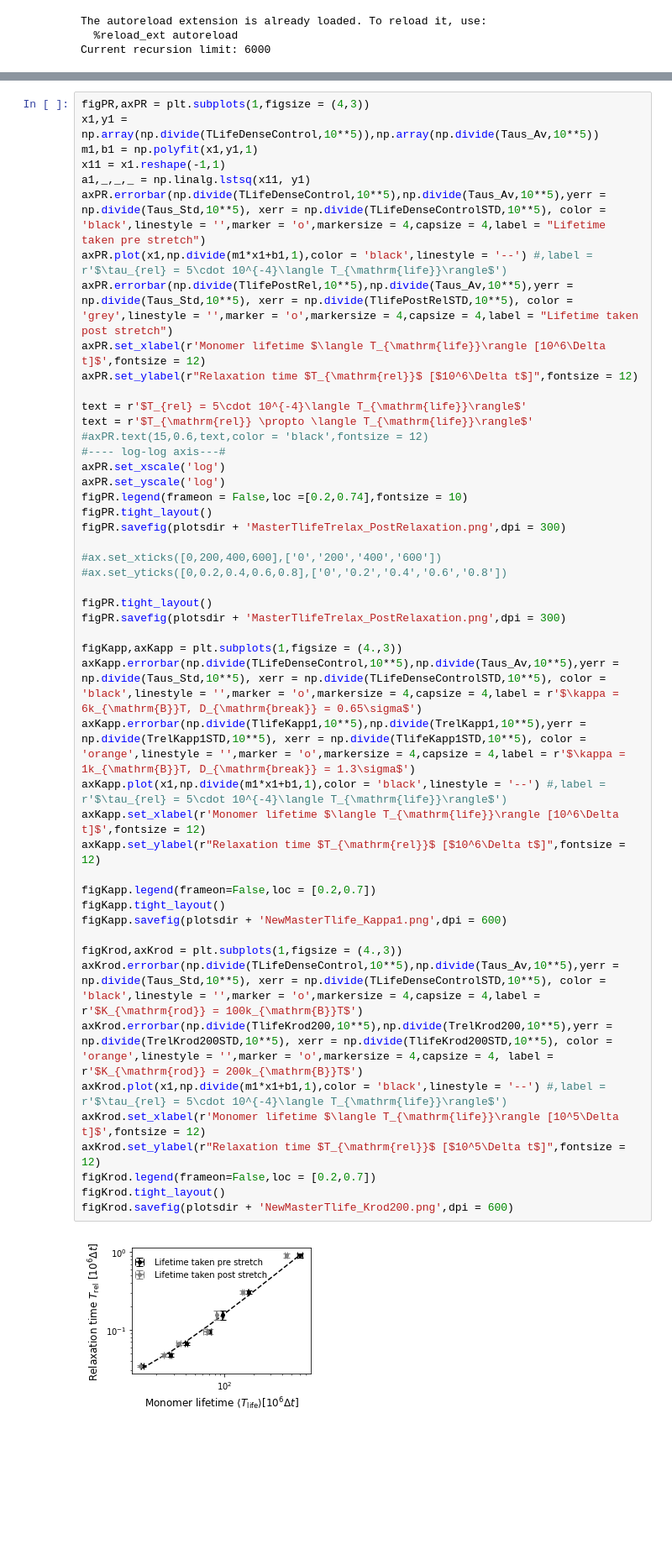
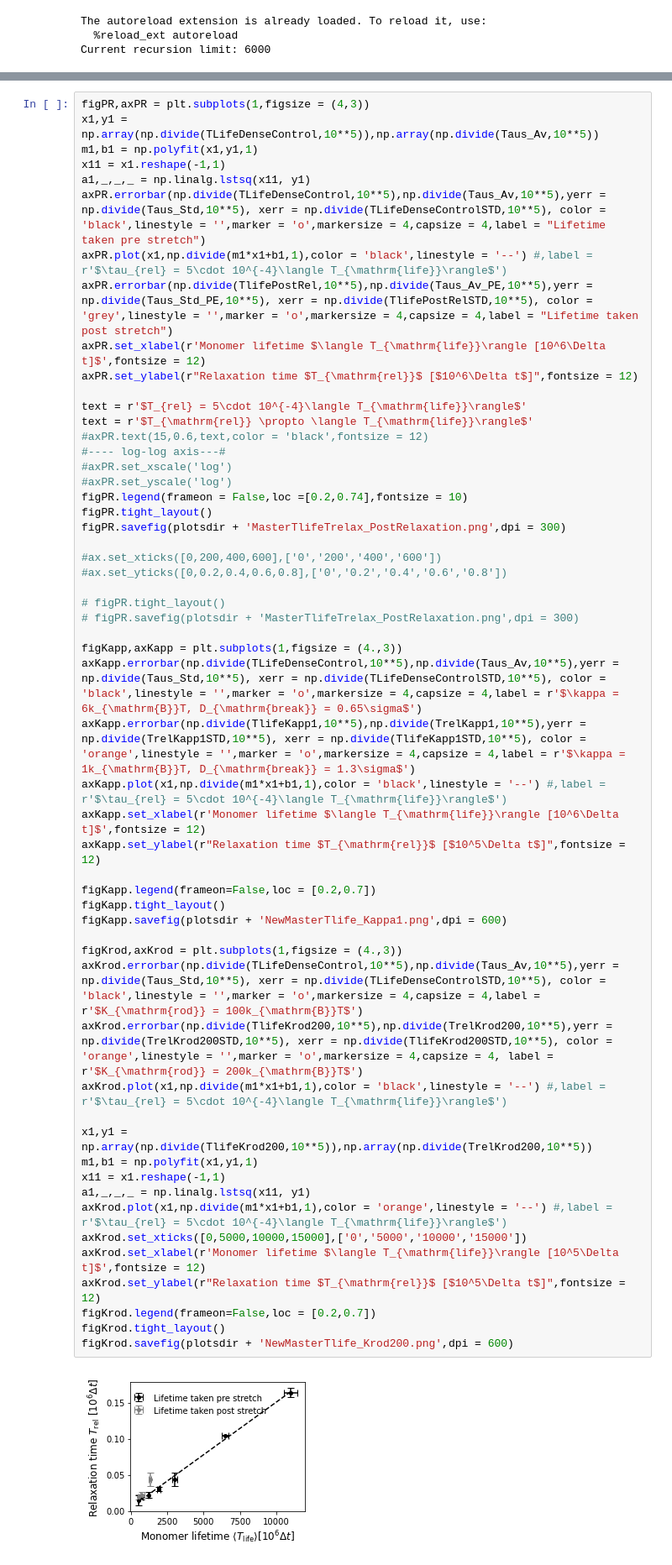
Before and after one commit to Billie1717/ColIVTurnover_Simulations, a Jupyter notebook: Data_and_Figures_2026/Fig_Tlife_conditions/MasterLifetimePlot_Conditions.ipynb, the cells around one changed output, grey strips where cells are left out. Shown at 84% size. Cells and saved outputs as stored; diff of their text form; blank space fills up the shorter version.

```diff
--- a/Data_and_Figures_2026/Fig_Tlife_conditions/MasterLifetimePlot_Conditions.ipynb
+++ b/Data_and_Figures_2026/Fig_Tlife_conditions/MasterLifetimePlot_Conditions.ipynb
@@ -107,7 +87,7 @@ x11 = x1.reshape(-1,1)
 a1,_,_,_ = np.linalg.lstsq(x11, y1)
 axPR.errorbar(np.divide(TLifeDenseControl,10**5),np.divide(Taus_Av,10**5),yerr = np.divide(Taus_Std,10**5), xerr = np.divide(TLifeDenseControlSTD,10**5), color = 'black',linestyle = '',marker = 'o',markersize = 4,capsize = 4,label = "Lifetime taken pre stretch")
 axPR.plot(x1,np.divide(m1*x1+b1,1),color = 'black',linestyle = '--') #,label = r'$\tau_{rel} = 5\cdot 10^{-4}\langle T_{\mathrm{life}}\rangle$')
-axPR.errorbar(np.divide(TlifePostRel,10**5),np.divide(Taus_Av,10**5),yerr = np.divide(Taus_Std,10**5), xerr = np.divide(TlifePostRelSTD,10**5), color = 'grey',linestyle = '',marker = 'o',markersize = 4,capsize = 4,label = "Lifetime taken post stretch")
+axPR.errorbar(np.divide(TlifePostRel,10**5),np.divide(Taus_Av_PE,10**5),yerr = np.divide(Taus_Std_PE,10**5), xerr = np.divide(TlifePostRelSTD,10**5), color = 'grey',linestyle = '',marker = 'o',markersize = 4,capsize = 4,label = "Lifetime taken post stretch")
 axPR.set_xlabel(r'Monomer lifetime $\langle T_{\mathrm{life}}\rangle [10^6\Delta t]$',fontsize = 12)
 axPR.set_ylabel(r"Relaxation time $T_{\mathrm{rel}}$ [$10^6\Delta t$]",fontsize = 12)
 
@@ -115,37 +95,44 @@ text = r'$T_{rel} = 5\cdot 10^{-4}\langle T_{\mathrm{life}}\rangle$'
 text = r'$T_{\mathrm{rel}} \propto \langle T_{\mathrm{life}}\rangle$'
 #axPR.text(15,0.6,text,color = 'black',fontsize = 12)
 #---- log-log axis---#
-axPR.set_xscale('log')
-axPR.set_yscale('log')
+#axPR.set_xscale('log')
+#axPR.set_yscale('log')
 figPR.legend(frameon = False,loc =[0.2,0.74],fontsize = 10)
 figPR.tight_layout()
 figPR.savefig(plotsdir + 'MasterTlifeTrelax_PostRelaxation.png',dpi = 300)
 
 #ax.set_xticks([0,200,400,600],['0','200','400','600'])
 #ax.set_yticks([0,0.2,0.4,0.6,0.8],['0','0.2','0.4','0.6','0.8'])
 
-figPR.tight_layout()
-figPR.savefig(plotsdir + 'MasterTlifeTrelax_PostRelaxation.png',dpi = 300)
+# figPR.tight_layout()
+# figPR.savefig(plotsdir + 'MasterTlifeTrelax_PostRelaxation.png',dpi = 300)
 
 figKapp,axKapp = plt.subplots(1,figsize = (4.,3))
 axKapp.errorbar(np.divide(TLifeDenseControl,10**5),np.divide(Taus_Av,10**5),yerr = np.divide(Taus_Std,10**5), xerr = np.divide(TLifeDenseControlSTD,10**5), color = 'black',linestyle = '',marker = 'o',markersize = 4,capsize = 4,label = r'$\kappa = 6k_{\mathrm{B}}T, D_{\mathrm{break}} = 0.65\sigma$')
 axKapp.errorbar(np.divide(TlifeKapp1,10**5),np.divide(TrelKapp1,10**5),yerr = np.divide(TrelKapp1STD,10**5), xerr = np.divide(TlifeKapp1STD,10**5), color = 'orange',linestyle = '',marker = 'o',markersize = 4,capsize = 4,label = r'$\kappa = 1k_{\mathrm{B}}T, D_{\mathrm{break}} = 1.3\sigma$')
 axKapp.plot(x1,np.divide(m1*x1+b1,1),color = 'black',linestyle = '--') #,label = r'$\tau_{rel} = 5\cdot 10^{-4}\langle T_{\mathrm{life}}\rangle$')
 axKapp.set_xlabel(r'Monomer lifetime $\langle T_{\mathrm{life}}\rangle [10^6\Delta t]$',fontsize = 12)
-axKapp.set_ylabel(r"Relaxation time $T_{\mathrm{rel}}$ [$10^6\Delta t$]",fontsize = 12)
+axKapp.set_ylabel(r"Relaxation time $T_{\mathrm{rel}}$ [$10^5\Delta t$]",fontsize = 12)
 
 figKapp.legend(frameon=False,loc = [0.2,0.7])
 figKapp.tight_layout()
 figKapp.savefig(plotsdir + 'NewMasterTlife_Kappa1.png',dpi = 600)
 
 figKrod,axKrod = plt.subplots(1,figsize = (4.,3))
 axKrod.errorbar(np.divide(TLifeDenseControl,10**5),np.divide(Taus_Av,10**5),yerr = np.divide(Taus_Std,10**5), xerr = np.divide(TLifeDenseControlSTD,10**5), color = 'black',linestyle = '',marker = 'o',markersize = 4,capsize = 4,label = r'$K_{\mathrm{rod}} = 100k_{\mathrm{B}}T$')
 axKrod.errorbar(np.divide(TlifeKrod200,10**5),np.divide(TrelKrod200,10**5),yerr = np.divide(TrelKrod200STD,10**5), xerr = np.divide(TlifeKrod200STD,10**5), color = 'orange',linestyle = '',marker = 'o',markersize = 4,capsize = 4, label = r'$K_{\mathrm{rod}} = 200k_{\mathrm{B}}T$')
 axKrod.plot(x1,np.divide(m1*x1+b1,1),color = 'black',linestyle = '--') #,label = r'$\tau_{rel} = 5\cdot 10^{-4}\langle T_{\mathrm{life}}\rangle$')
+
+x1,y1 = np.array(np.divide(TlifeKrod200,10**5)),np.array(np.divide(TrelKrod200,10**5))
+m1,b1 = np.polyfit(x1,y1,1)
+x11 = x1.reshape(-1,1)
+a1,_,_,_ = np.linalg.lstsq(x11, y1)
+axKrod.plot(x1,np.divide(m1*x1+b1,1),color = 'orange',linestyle = '--') #,label = r'$\tau_{rel} = 5\cdot 10^{-4}\langle T_{\mathrm{life}}\rangle$')
+axKrod.set_xticks([0,5000,10000,15000],['0','5000','10000','15000'])
 axKrod.set_xlabel(r'Monomer lifetime $\langle T_{\mathrm{life}}\rangle [10^5\Delta t]$',fontsize = 12)
 axKrod.set_ylabel(r"Relaxation time $T_{\mathrm{rel}}$ [$10^5\Delta t$]",fontsize = 12)
 figKrod.legend(frameon=False,loc = [0.2,0.7])
 figKrod.tight_layout()
 figKrod.savefig(plotsdir + 'NewMasterTlife_Krod200.png',dpi = 600)
 # %% [output]
-[figure, old version]
+[figure, new version]
```
Also changed, not shown: parts of 5 cells of this notebook, 29 other files.
